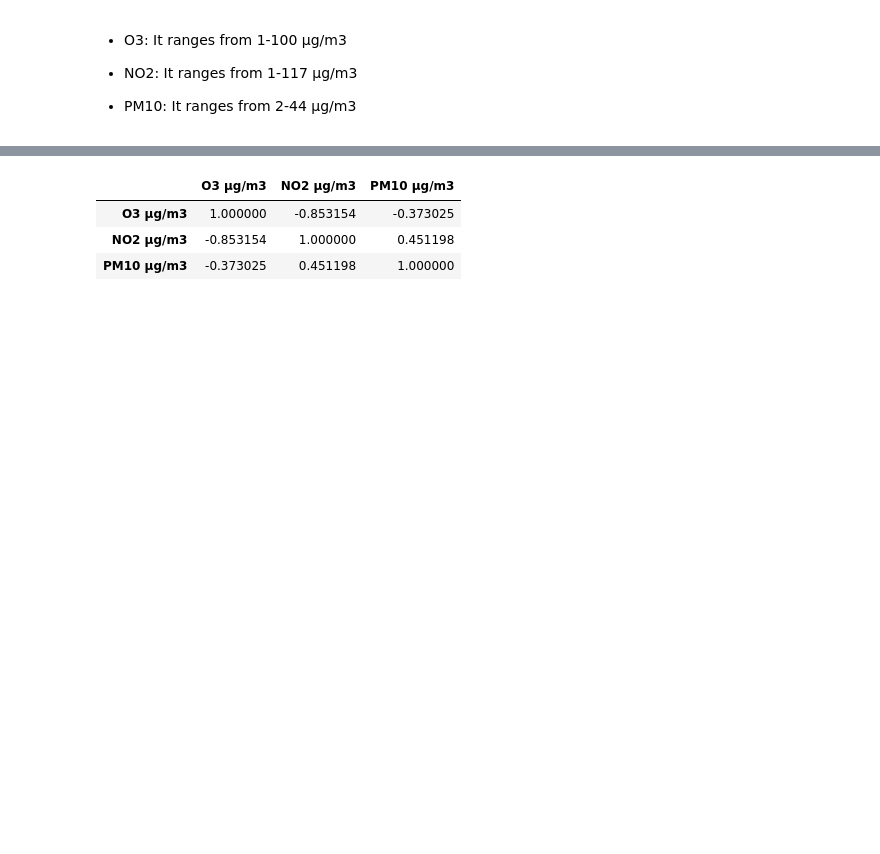
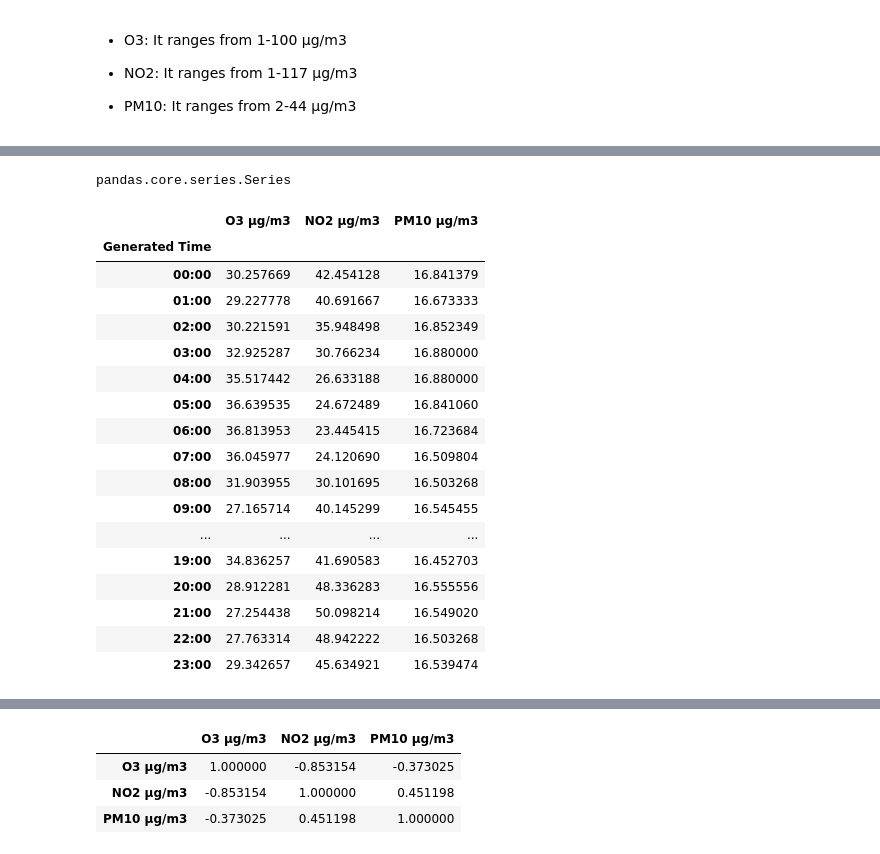
Before and after one commit to TimEisenmenger/Project-Week-2-Barcelona, a Jupyter notebook: your-project/ANALYSIS Quality of the air in BCN nov18.ipynb, the cells around one changed output, grey strips where cells are left out. Cells and saved outputs as stored; diff of their text form; code cells hidden in the pictures; blank space fills up the shorter version.

```diff
--- a/your-project/ANALYSIS Quality of the air in BCN nov18.ipynb
+++ b/your-project/ANALYSIS Quality of the air in BCN nov18.ipynb
@@ -113,0 +162,4 @@ The 50%/median is seems pretty similar to the mean. Seeing see I would asume tha
+# %%
+type(air_quality['Generated Time'])
+# %% [output]
+pandas.core.series.Series
@@ -113,0 +168,22 @@ The 50%/median is seems pretty similar to the mean. Seeing see I would asume tha
+# %%
+mean_x_hour =air_quality.groupby(["Generated Time"]).aggregate({"O3 µg/m3":"mean","NO2 µg/m3":"mean","PM10 µg/m3":"mean"})
+mean_x_hour
+# %% [output]
+|  | O3 µg/m3 | NO2 µg/m3 | PM10 µg/m3 |
+| Generated Time |  |  |  |
+| 00:00 | 30.257669 | 42.454128 | 16.841379 |
+| 01:00 | 29.227778 | 40.691667 | 16.673333 |
+| 02:00 | 30.221591 | 35.948498 | 16.852349 |
+| 03:00 | 32.925287 | 30.766234 | 16.880000 |
+| 04:00 | 35.517442 | 26.633188 | 16.880000 |
+| 05:00 | 36.639535 | 24.672489 | 16.841060 |
+| 06:00 | 36.813953 | 23.445415 | 16.723684 |
+| 07:00 | 36.045977 | 24.120690 | 16.509804 |
+| 08:00 | 31.903955 | 30.101695 | 16.503268 |
+| 09:00 | 27.165714 | 40.145299 | 16.545455 |
+| ... | ... | ... | ... |
+| 19:00 | 34.836257 | 41.690583 | 16.452703 |
+| 20:00 | 28.912281 | 48.336283 | 16.555556 |
+| 21:00 | 27.254438 | 50.098214 | 16.549020 |
+| 22:00 | 27.763314 | 48.942222 | 16.503268 |
+| 23:00 | 29.342657 | 45.634921 | 16.539474 |
```
Also changed, not shown: parts of 24 cells of this notebook, 2 other files.
